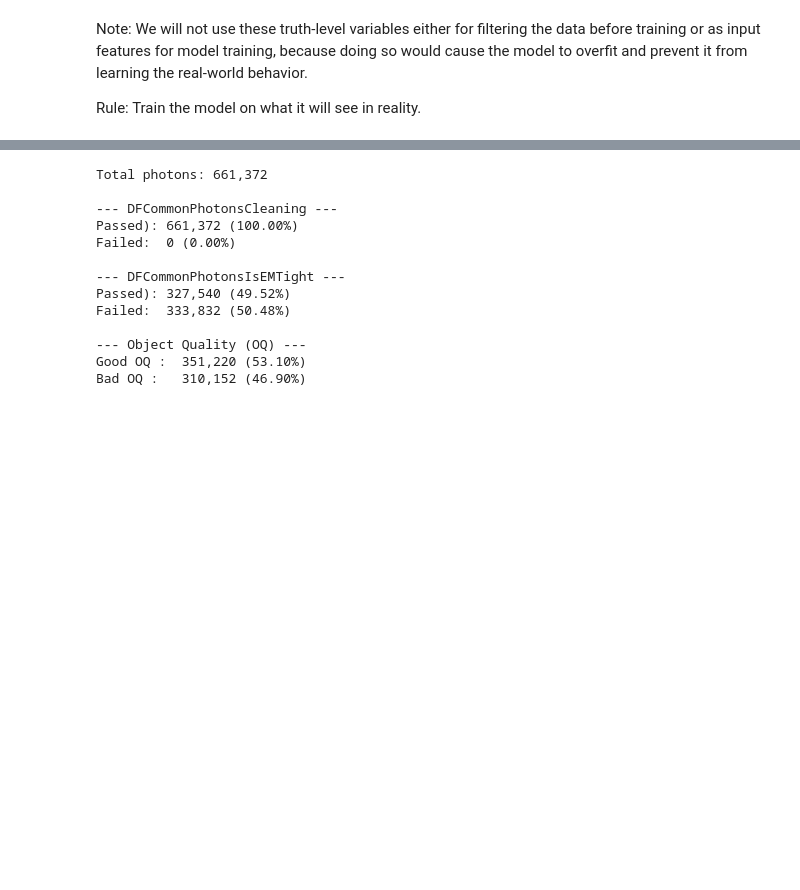
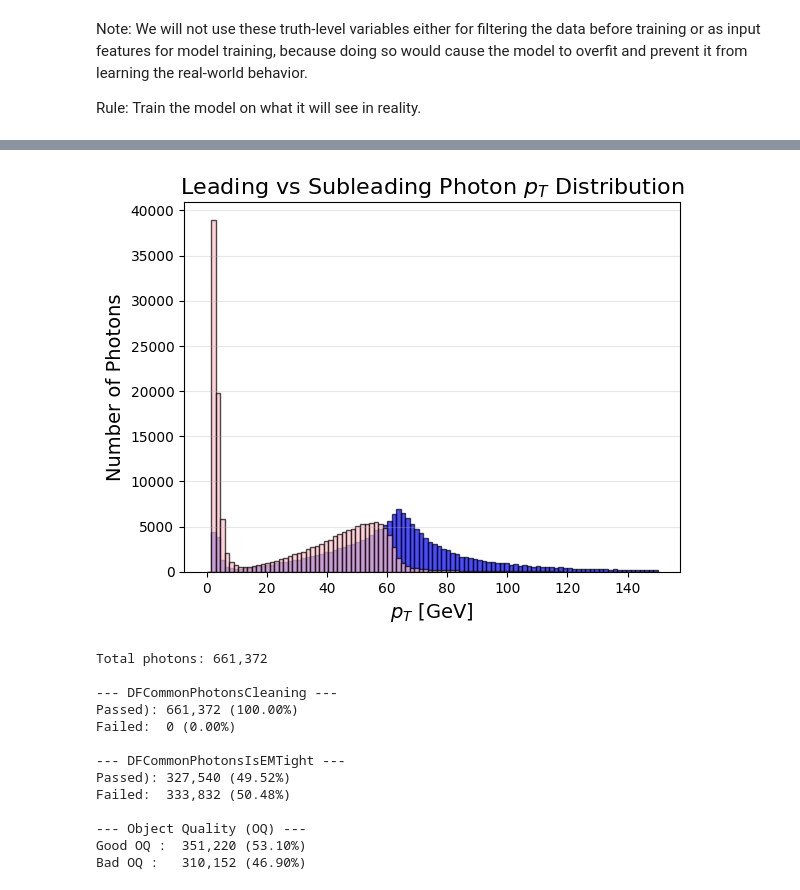
Before and after one commit to bernadlger/Higgs-Diphoton-Analysis, a Jupyter notebook: notebooks/01_data_exploration_higgs.ipynb, the cells around one changed output, grey strips where cells are left out. Saved outputs shown, nothing was run; the diff lists cells and outputs as text; code cells hidden in the pictures; blank space fills up the shorter version.

```diff
--- a/Histograms.ipynb
+++ b/notebooks/01_data_exploration_higgs.ipynb
@@ -145,3 +356,18 @@ STATISTICS:
+# %%
+# Leading (highest-pT) ve Subleading (second highest-pT)
+event_with_2plus_photons = pt[ak.num(pt) >= 2]
+leading_pt = event_with_2plus_photons[:, 0] /1000
+subleading_pt = event_with_2plus_photons[:, 1] / 1000
+
+plt.hist(leading_pt, bins=100, range=(0,150), alpha=0.7, label='Leading Photon pT', color='blue', edgecolor='black')
+plt.hist(subleading_pt, bins=100, range=(0,150), alpha=0.7, label='Subleading Photon pT', color='pink', edgecolor='black')
+plt.xlabel('$p_T$ [GeV]', fontsize=14)
+plt.ylabel('Number of Photons', fontsize=14)
+plt.title('Leading vs Subleading Photon $p_T$ Distribution', fontsize=16)
+plt. grid(alpha=0.3, axis='y')
+plt.show()
+# %% [output]
+[figure, added]
 # %%
 print(f"Total photons: {len(cleaning_np):,}\n")
 
```
Also changed, not shown: parts of 21 cells of this notebook, 14 other files.
